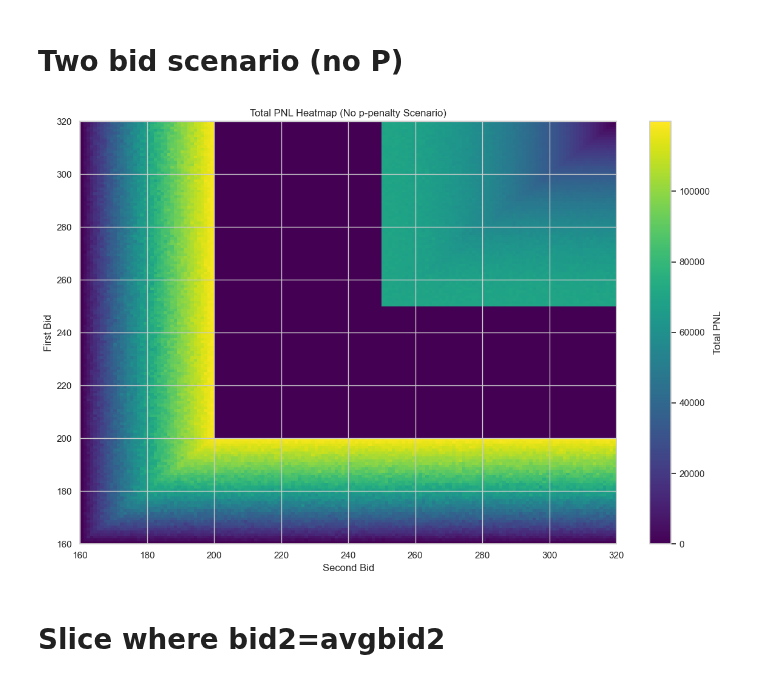
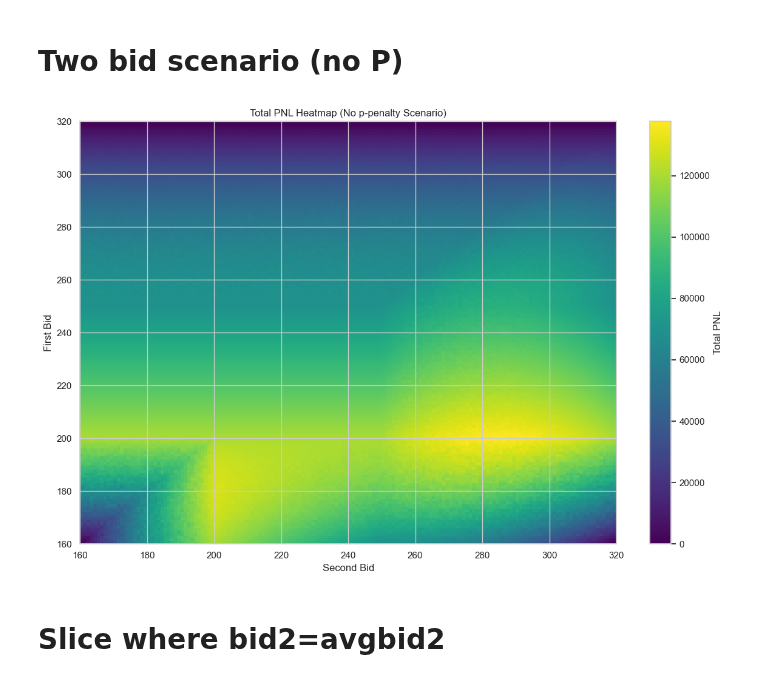
Before and after one commit to chrispyroberts/imc-prosperity-3, a Jupyter notebook: ROUND 3/manualn.ipynb, the cells around one changed output. Saved outputs shown, nothing was run; the diff lists cells and outputs as text; code cells hidden in the pictures.

```diff
--- a/ROUND 3/manualn.ipynb
+++ b/ROUND 3/manualn.ipynb
@@ -86,44 +86,44 @@ for sim_1 in tqdm(range(N_SIMULATIONS), desc="Simulating"):
 
         pnl = 0
         for reserve in reserve_prices:
-            if first_bid >= reserve and second_bid >= first_bid: # First bid wins
-                if (first_bid>200 and first_bid<250): # Turtles dont trade
-                    continue
+            if first_bid >= reserve: # First bid wins
+                # if (first_bid>200 and first_bid<250): # Turtles dont trade
+                #     continue
                 pnl += 320 - first_bid
 
-            elif second_bid >= reserve and first_bid >= second_bid: # Second bid wins
-                if (second_bid>200 and second_bid<250): # Turtles dont trade
-                    continue
+            elif second_bid >= reserve: # Second bid wins
+                # if (second_bid>200 and second_bid<250): # Turtles dont trade
+                #     continue
                 pnl += (320 - second_bid)
 
         results.append({
             "first_bid": first_bid,
             "second_bid": second_bid,
             "Total PNL": pnl
         })
 
 import matplotlib.pyplot as plt
 
 # Convert results to DataFrame
 df_results_2 = pd.DataFrame(results)
 
 # Pivot to create a grid of PNL values
 pivot_df = df_results_2.pivot(index="first_bid", columns="second_bid", values="Total PNL")
 
 # Plotting heatmap
 plt.figure(figsize=(12, 8))
 plt.title("Total PNL Heatmap (No p-penalty Scenario)")
 plt.xlabel("Second Bid")
 plt.ylabel("First Bid")
 heatmap = plt.imshow(pivot_df.values, origin="lower", aspect="auto",
                      extent=[pivot_df.columns.min(), pivot_df.columns.max(),
                              pivot_df.index.min(), pivot_df.index.max()],
                      cmap="viridis")
 plt.colorbar(heatmap, label="Total PNL")
 plt.tight_layout()
 plt.show()
 # %% [output]
-[figure, old version]
+[figure, new version]
 # %%
 import numpy as np
 import pandas as pd
```
Also changed, not shown: parts of 4 cells of this notebook.
